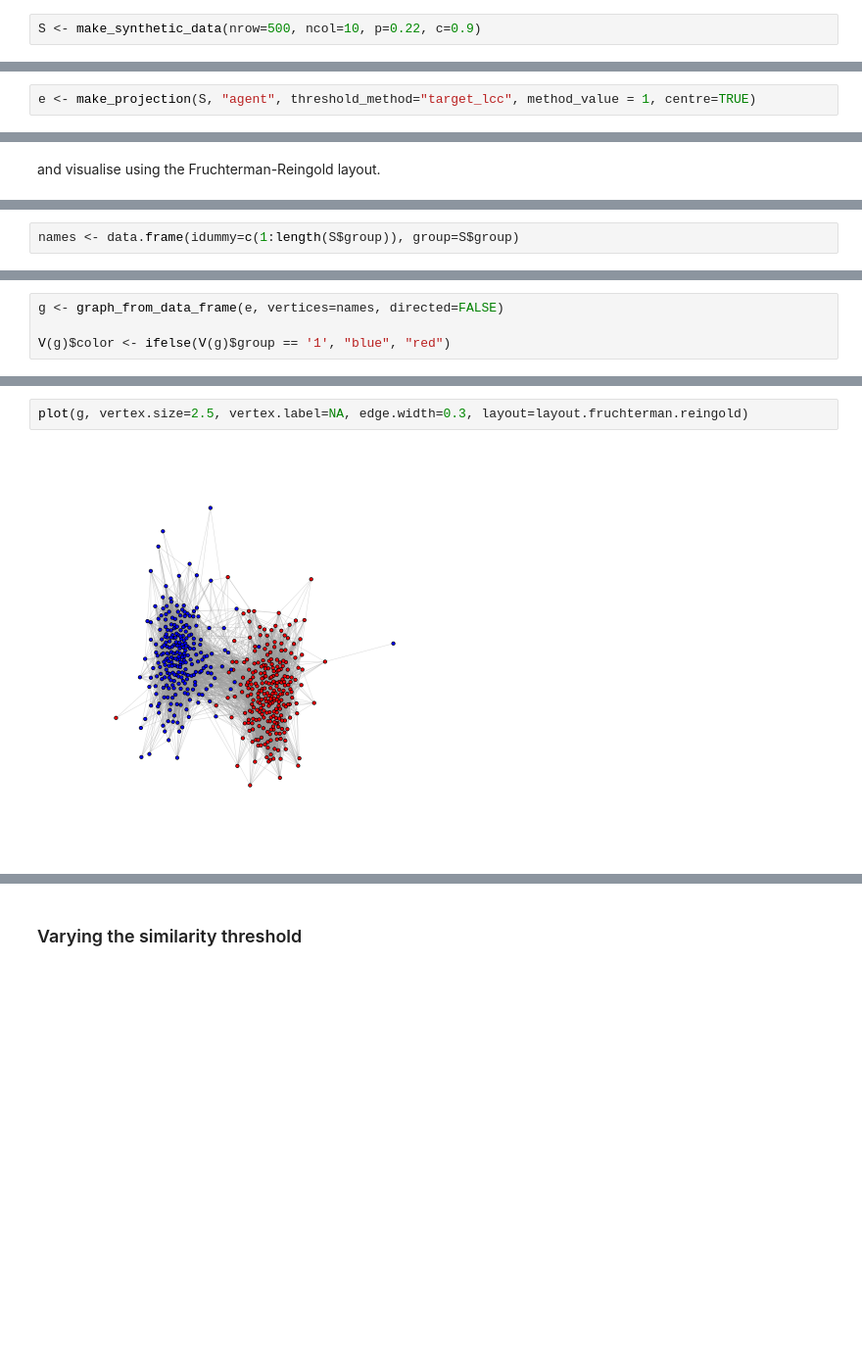
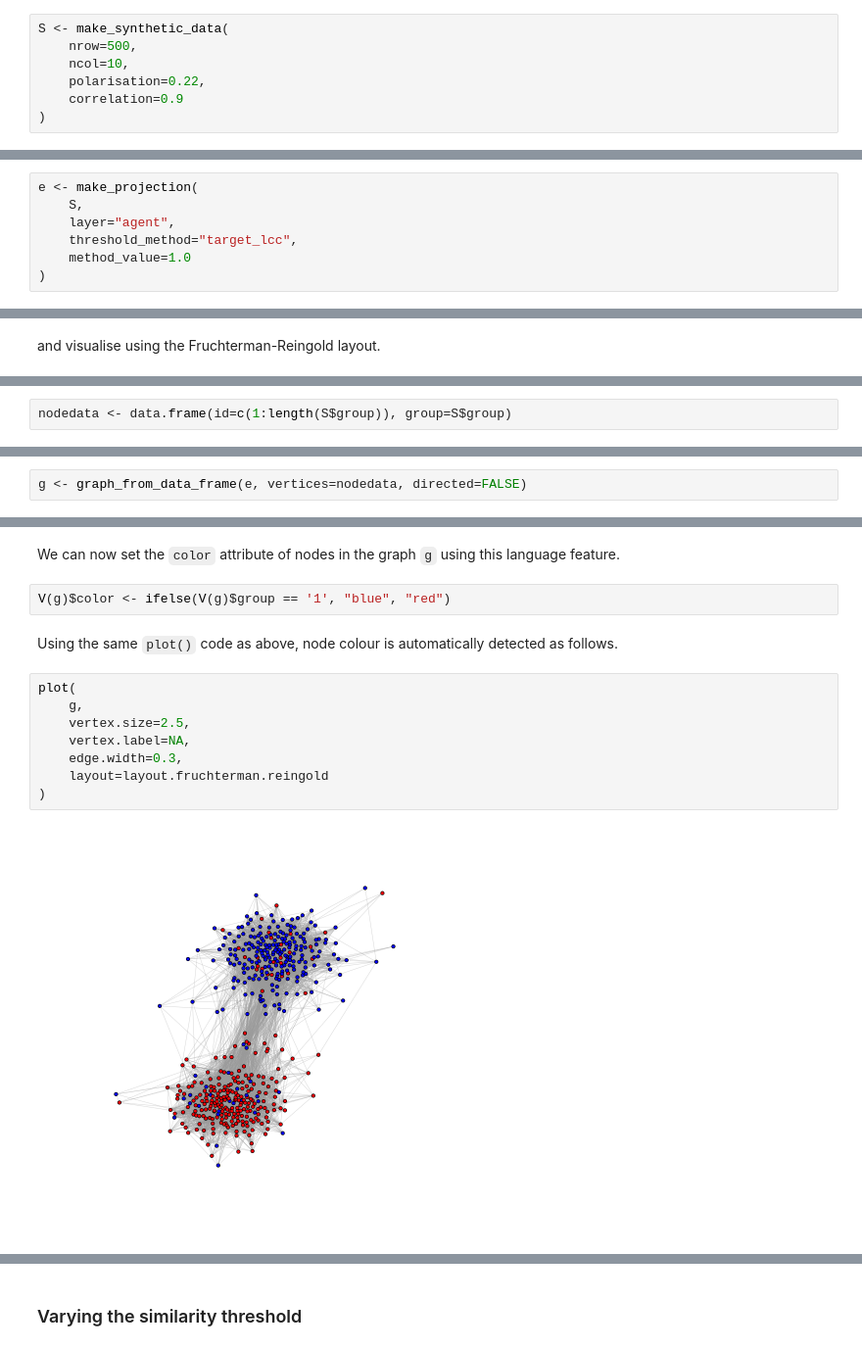
Before and after one commit to surveygraph/surveygraph-tutorials, a Jupyter notebook: graphs-from-surveys.ipynb, the cells around one changed output, grey strips where cells are left out. Shown at 98% size. Drawn from its saved outputs; the diff is of its cells as text; blank space fills up the shorter version.

```diff
--- a/graphs-from-surveys.ipynb
+++ b/graphs-from-surveys.ipynb
@@ -187,5 +207,10 @@ library('surveygraph')
 # %% [markdown]
 and use the built-in method `make_synthetic_data()` to produce a simple mode of a survey.
 # %%
-S <- make_synthetic_data(nrow=500, ncol=10, p=0.22, c=0.9)
+S <- make_synthetic_data(
+    nrow=500,
+    ncol=10,
+    polarisation=0.22,
+    correlation=0.9
+)
 # %% [markdown]
@@ -216,7 +236,12 @@ While 500 is relatively small compared to some of the larger datasets out there,
 
 This is where _surveygraph_ comes in. What we'll do is perform these 124,750 comparisons, and instead of the complete graph, we'll automatically apply a threshold that sparsifies the graph.
 # %%
-e <- make_projection(S, "agent", threshold_method="target_lcc", method_value = 1, centre=TRUE)
+e <- make_projection(
+    S,
+    layer="agent",
+    threshold_method="target_lcc",
+    method_value=1.0
+)
 # %% [markdown]
 The terms that appear in the arguments of this function are as follows
 
@@ -242,2 +272,2 @@ Let's make use of the group identity column in our graph, the `S$group` column o
 # %%
-names <- data.frame(idummy=c(1:length(S$group)), group=S$group)
+nodedata <- data.frame(id=c(1:length(S$group)), group=S$group)
@@ -244,4 +276,2 @@ names <- data.frame(idummy=c(1:length(S$group)), group=S$group)
 # %%
-g <- graph_from_data_frame(e, vertices=names, directed=FALSE)
-
-V(g)$color <- ifelse(V(g)$group == '1', "blue", "red")
+g <- graph_from_data_frame(e, vertices=nodedata, directed=FALSE)
@@ -248,4 +298,16 @@ V(g)$color <- ifelse(V(g)$group == '1', "blue", "red")
+# %% [markdown]
+We can now set the `color` attribute of nodes in the graph `g` using this language feature.
+# %%
+V(g)$color <- ifelse(V(g)$group == '1', "blue", "red")
+# %% [markdown]
+Using the same `plot()` code as above, node colour is automatically detected as follows.
 # %%
-plot(g, vertex.size=2.5, vertex.label=NA, edge.width=0.3, layout=layout.fruchterman.reingold)
+plot(
+    g,
+    vertex.size=2.5,
+    vertex.label=NA,
+    edge.width=0.3,
+    layout=layout.fruchterman.reingold
+)
 # %% [output]
-[figure, old version]
+[figure, new version]
```
Also changed, not shown: parts of 39 cells of this notebook, 1 other file.
